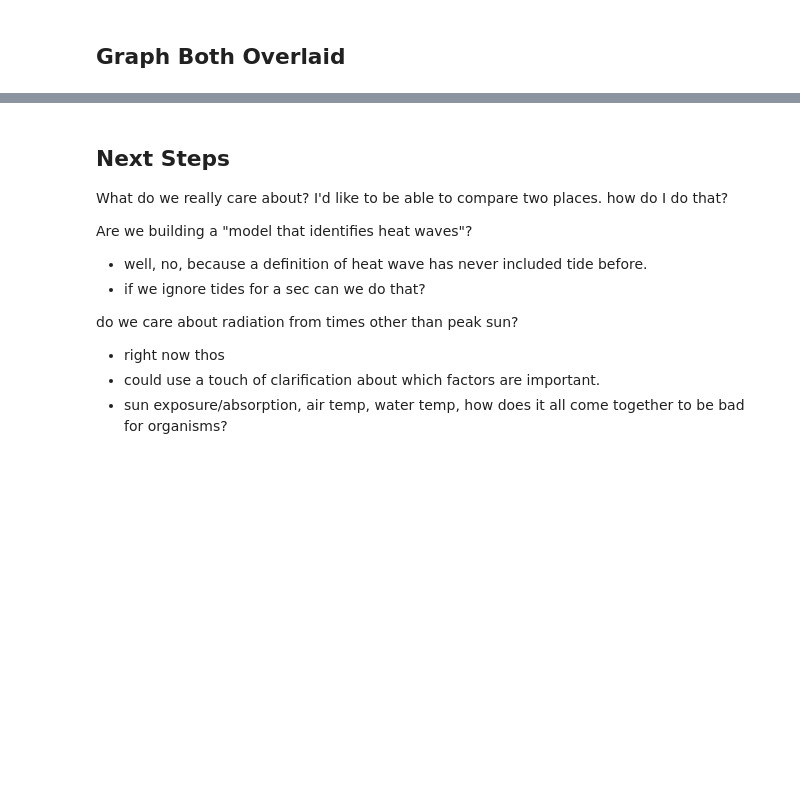
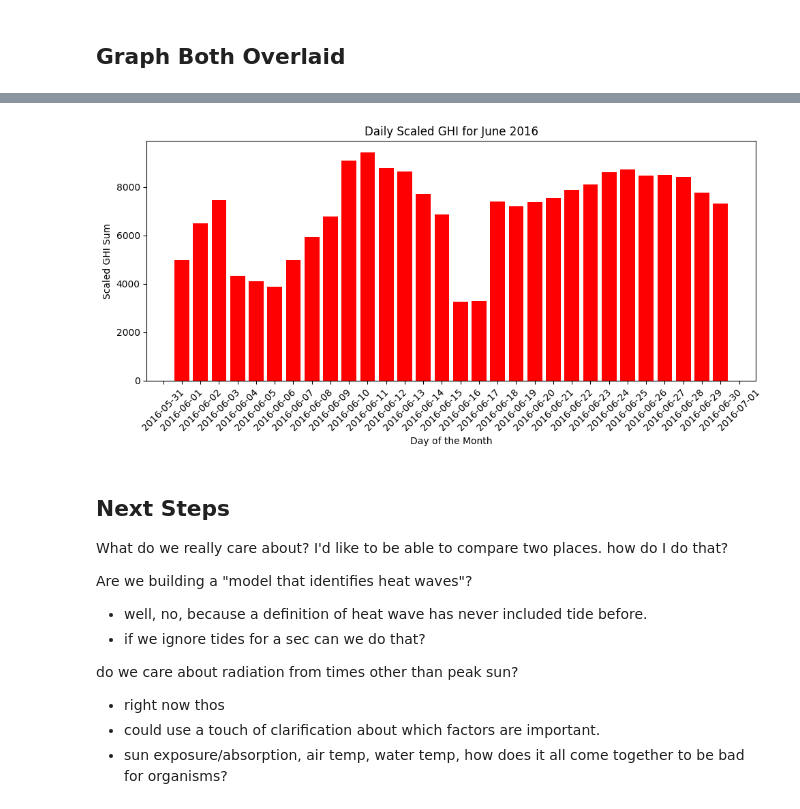
Before and after one commit to bbukaty/heat-wave-analysis, a Jupyter notebook: fort-ross.ipynb, the cells around one changed output, grey strips where cells are left out. Cells and saved outputs as stored; diff of their text form; code cells hidden in the pictures; blank space fills up the shorter version.

```diff
--- a/fort-ross.ipynb
+++ b/fort-ross.ipynb
@@ -292,3 +294,23 @@ plt.show()
+# %%
+# Generate a date range for the month
+plot_date_range = pd.date_range(start=f"{DATA_YEAR}-{DATA_MONTH}-01", periods=len(daily_tide_scaled_ghi), freq='D', tz=SITE_TIMEZONE)
+
+# Create the plot
+plt.figure(figsize=(10, 5))  # Adjust the figure size as needed
+plt.bar(plot_date_range, daily_tide_scaled_ghi, color='red')
+plt.title(f'Daily Scaled GHI for {plot_date_range[0].strftime("%B %Y")}')
+plt.xlabel('Day of the Month')
+plt.ylabel('Scaled GHI Sum')
+plt.xticks(rotation=45)  # Rotate the x-axis labels for better readability
+
+# Improve the x-axis ticks to show each day
+plt.gca().xaxis.set_major_locator(mdates.DayLocator(tz=SITE_TIMEZONE))
+plt.gca().xaxis.set_major_formatter(mdates.DateFormatter('%Y-%m-%d', tz=SITE_TIMEZONE))
+
+plt.tight_layout()  # Adjust subplots to fit into figure area.
+plt.show()
+# %% [output]
+[figure, added]
 # %% [markdown]
 ## Next Steps
 
```
Also changed, not shown: parts of 12 cells of this notebook, 2 other files.
